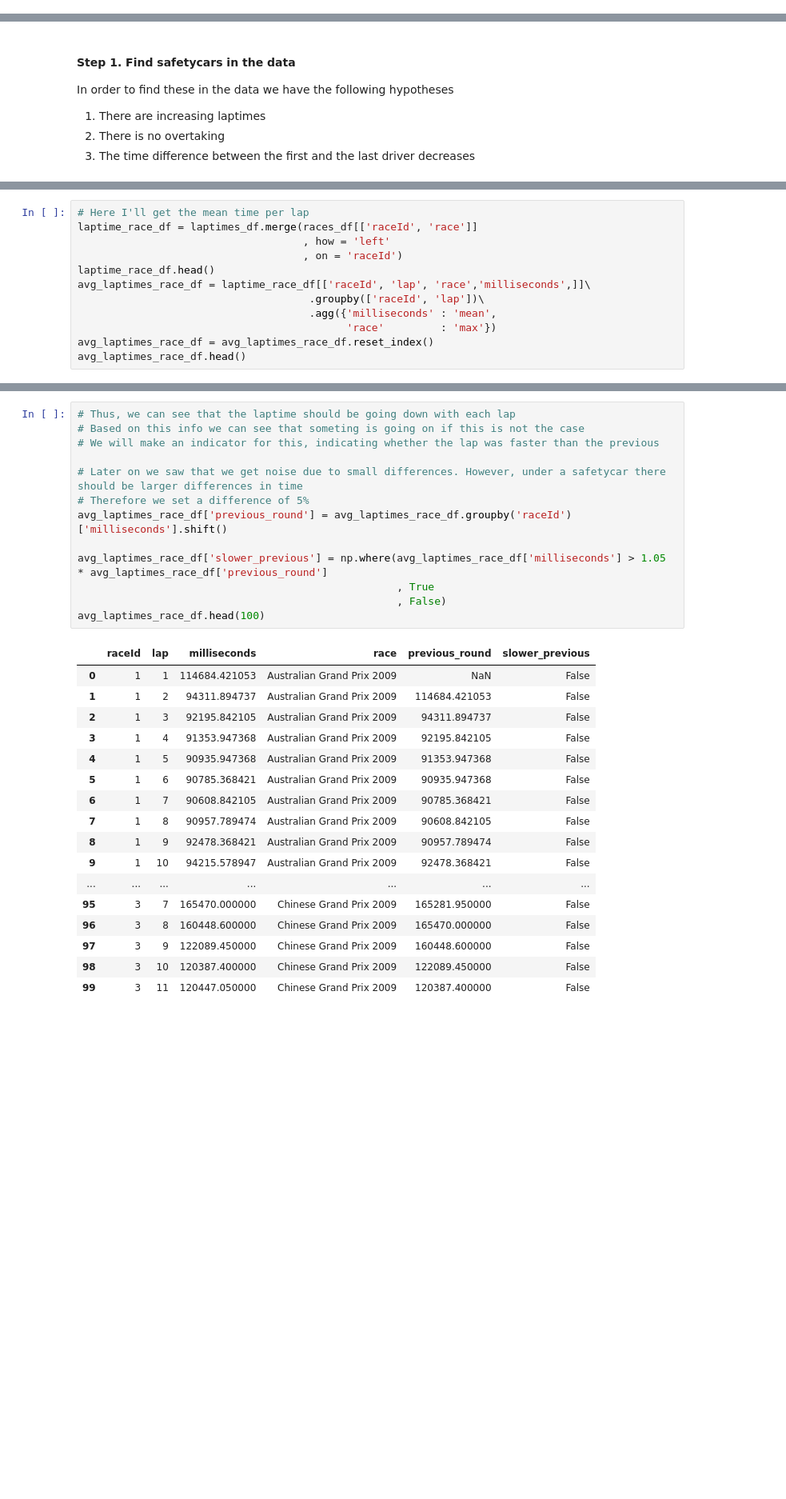
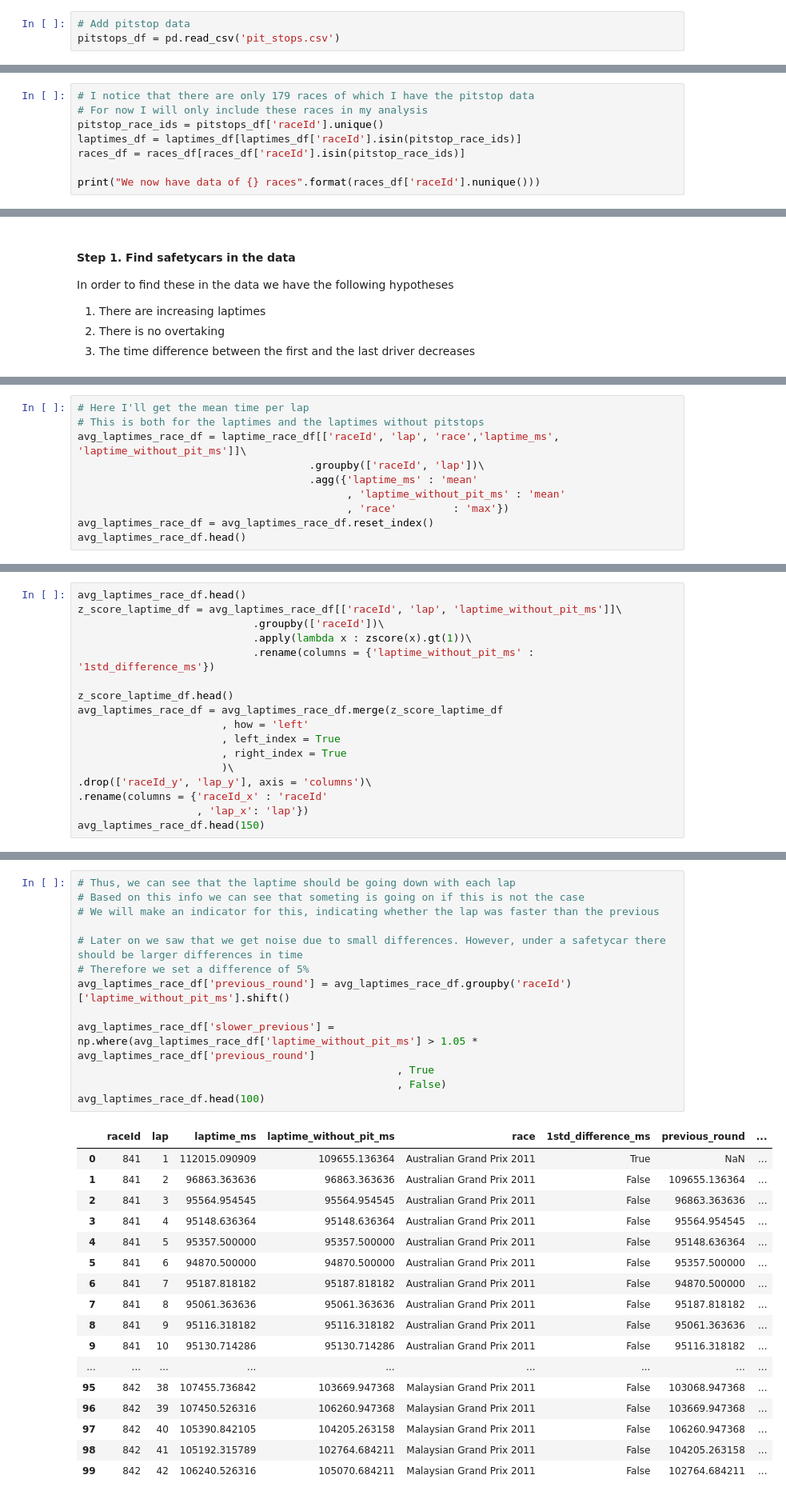
Before and after one commit to yannickaugustijn/F1, a Jupyter notebook: Safety cars.ipynb, the cells around one changed output, grey strips where cells are left out. Shown at 80% size. Cells and saved outputs as stored; diff of their text form; blank space fills up the shorter version.

```diff
--- a/Safety cars.ipynb
+++ b/Safety cars.ipynb
@@ -86,0 +118,3 @@ dtype: object
+# %%
+# Add pitstop data
+pitstops_df = pd.read_csv('pit_stops.csv')
@@ -86,0 +156,8 @@ dtype: object
+# %%
+# I notice that there are only 179 races of which I have the pitstop data
+# For now I will only include these races in my analysis
+pitstop_race_ids = pitstops_df['raceId'].unique()
+laptimes_df = laptimes_df[laptimes_df['raceId'].isin(pitstop_race_ids)]
+races_df = races_df[races_df['raceId'].isin(pitstop_race_ids)]
+
+print("We now have data of {} races".format(races_df['raceId'].nunique()))
@@ -124,13 +204,11 @@ dtype: object
 # %%
 # Here I'll get the mean time per lap
-laptime_race_df = laptimes_df.merge(races_df[['raceId', 'race']]
-                                    , how = 'left'
-                                    , on = 'raceId')
-laptime_race_df.head()
-avg_laptimes_race_df = laptime_race_df[['raceId', 'lap', 'race','milliseconds',]]\
+# This is both for the laptimes and the laptimes without pitstops
+avg_laptimes_race_df = laptime_race_df[['raceId', 'lap', 'race','laptime_ms', 'laptime_without_pit_ms']]\
                                      .groupby(['raceId', 'lap'])\
-                                     .agg({'milliseconds' : 'mean',
-                                           'race'         : 'max'})
+                                     .agg({'laptime_ms' : 'mean'
+                                           , 'laptime_without_pit_ms' : 'mean'
+                                           , 'race'         : 'max'})
 avg_laptimes_race_df = avg_laptimes_race_df.reset_index()
 avg_laptimes_race_df.head()
 # %% [output]
@@ -197,0 +286,17 @@ Every lap is on average -269.25ms faster than the previous
+# %%
+avg_laptimes_race_df.head()
+z_score_laptime_df = avg_laptimes_race_df[['raceId', 'lap', 'laptime_without_pit_ms']]\
+                            .groupby(['raceId'])\
+                            .apply(lambda x : zscore(x).gt(1))\
+                            .rename(columns = {'laptime_without_pit_ms' : '1std_difference_ms'})
+
+z_score_laptime_df.head()
+avg_laptimes_race_df = avg_laptimes_race_df.merge(z_score_laptime_df
+                       , how = 'left'
+                       , left_index = True
+                       , right_index = True
+                       )\
+.drop(['raceId_y', 'lap_y'], axis = 'columns')\
+.rename(columns = {'raceId_x' : 'raceId'
+                   , 'lap_x': 'lap'})
+avg_laptimes_race_df.head(150)
@@ -198,34 +333,34 @@ Every lap is on average -269.25ms faster than the previous
 # %%
 # Thus, we can see that the laptime should be going down with each lap
 # Based on this info we can see that someting is going on if this is not the case
 # We will make an indicator for this, indicating whether the lap was faster than the previous
 
 # Later on we saw that we get noise due to small differences. However, under a safetycar there should be larger differences in time
 # Therefore we set a difference of 5%
-avg_laptimes_race_df['previous_round'] = avg_laptimes_race_df.groupby('raceId')['milliseconds'].shift()
+avg_laptimes_race_df['previous_round'] = avg_laptimes_race_df.groupby('raceId')['laptime_without_pit_ms'].shift()
 
-avg_laptimes_race_df['slower_previous'] = np.where(avg_laptimes_race_df['milliseconds'] > 1.05 * avg_laptimes_race_df['previous_round']
+avg_laptimes_race_df['slower_previous'] = np.where(avg_laptimes_race_df['laptime_without_pit_ms'] > 1.05 * avg_laptimes_race_df['previous_round']
                                                    , True
                                                    , False)
 avg_laptimes_race_df.head(100)
 # %% [output]
-|  | raceId | lap | milliseconds | race | previous_round | slower_previous |
-| 0 | 1 | 1 | 114684.421053 | Australian Grand Prix 2009 | NaN | False |
-| 1 | 1 | 2 | 94311.894737 | Australian Grand Prix 2009 | 114684.421053 | False |
-| 2 | 1 | 3 | 92195.842105 | Australian Grand Prix 2009 | 94311.894737 | False |
-| 3 | 1 | 4 | 91353.947368 | Australian Grand Prix 2009 | 92195.842105 | False |
-| 4 | 1 | 5 | 90935.947368 | Australian Grand Prix 2009 | 91353.947368 | False |
-| 5 | 1 | 6 | 90785.368421 | Australian Grand Prix 2009 | 90935.947368 | False |
-| 6 | 1 | 7 | 90608.842105 | Australian Grand Prix 2009 | 90785.368421 | False |
-| 7 | 1 | 8 | 90957.789474 | Australian Grand Prix 2009 | 90608.842105 | False |
-| 8 | 1 | 9 | 92478.368421 | Australian Grand Prix 2009 | 90957.789474 | False |
-| 9 | 1 | 10 | 94215.578947 | Australian Grand Prix 2009 | 92478.368421 | False |
-| ... | ... | ... | ... | ... | ... | ... |
-| 95 | 3 | 7 | 165470.000000 | Chinese Grand Prix 2009 | 165281.950000 | False |
-| 96 | 3 | 8 | 160448.600000 | Chinese Grand Prix 2009 | 165470.000000 | False |
-| 97 | 3 | 9 | 122089.450000 | Chinese Grand Prix 2009 | 160448.600000 | False |
-| 98 | 3 | 10 | 120387.400000 | Chinese Grand Prix 2009 | 122089.450000 | False |
-| 99 | 3 | 11 | 120447.050000 | Chinese Grand Prix 2009 | 120387.400000 | False |
+|  | raceId | lap | laptime_ms | laptime_without_pit_ms | race | 1std_difference_ms | previous_round | ... |
+| 0 | 841 | 1 | 112015.090909 | 109655.136364 | Australian Grand Prix 2011 | True | NaN | ... |
+| 1 | 841 | 2 | 96863.363636 | 96863.363636 | Australian Grand Prix 2011 | False | 109655.136364 | ... |
+| 2 | 841 | 3 | 95564.954545 | 95564.954545 | Australian Grand Prix 2011 | False | 96863.363636 | ... |
+| 3 | 841 | 4 | 95148.636364 | 95148.636364 | Australian Grand Prix 2011 | False | 95564.954545 | ... |
+| 4 | 841 | 5 | 95357.500000 | 95357.500000 | Australian Grand Prix 2011 | False | 95148.636364 | ... |
+| 5 | 841 | 6 | 94870.500000 | 94870.500000 | Australian Grand Prix 2011 | False | 95357.500000 | ... |
+| 6 | 841 | 7 | 95187.818182 | 95187.818182 | Australian Grand Prix 2011 | False | 94870.500000 | ... |
+| 7 | 841 | 8 | 95061.363636 | 95061.363636 | Australian Grand Prix 2011 | False | 95187.818182 | ... |
+| 8 | 841 | 9 | 95116.318182 | 95116.318182 | Australian Grand Prix 2011 | False | 95061.363636 | ... |
+| 9 | 841 | 10 | 95130.714286 | 95130.714286 | Australian Grand Prix 2011 | False | 95116.318182 | ... |
+| ... | ... | ... | ... | ... | ... | ... | ... | ... |
+| 95 | 842 | 38 | 107455.736842 | 103669.947368 | Malaysian Grand Prix 2011 | False | 103068.947368 | ... |
+| 96 | 842 | 39 | 107450.526316 | 106260.947368 | Malaysian Grand Prix 2011 | False | 103669.947368 | ... |
+| 97 | 842 | 40 | 105390.842105 | 104205.263158 | Malaysian Grand Prix 2011 | False | 106260.947368 | ... |
+| 98 | 842 | 41 | 105192.315789 | 102764.684211 | Malaysian Grand Prix 2011 | False | 104205.263158 | ... |
+| 99 | 842 | 42 | 106240.526316 | 105070.684211 | Malaysian Grand Prix 2011 | False | 102764.684211 | ... |
 # %% [markdown]
 We now have an indicator to show whether this lap was faster than the previous lap. However, there are multiple reasons why a lap can be slower. Such as: pit-stops, rain, traffic etc.
 Therefore we want to have more conditions, and we will continue with our next hypothesis:
```
Also changed, not shown: parts of 33 cells of this notebook.
